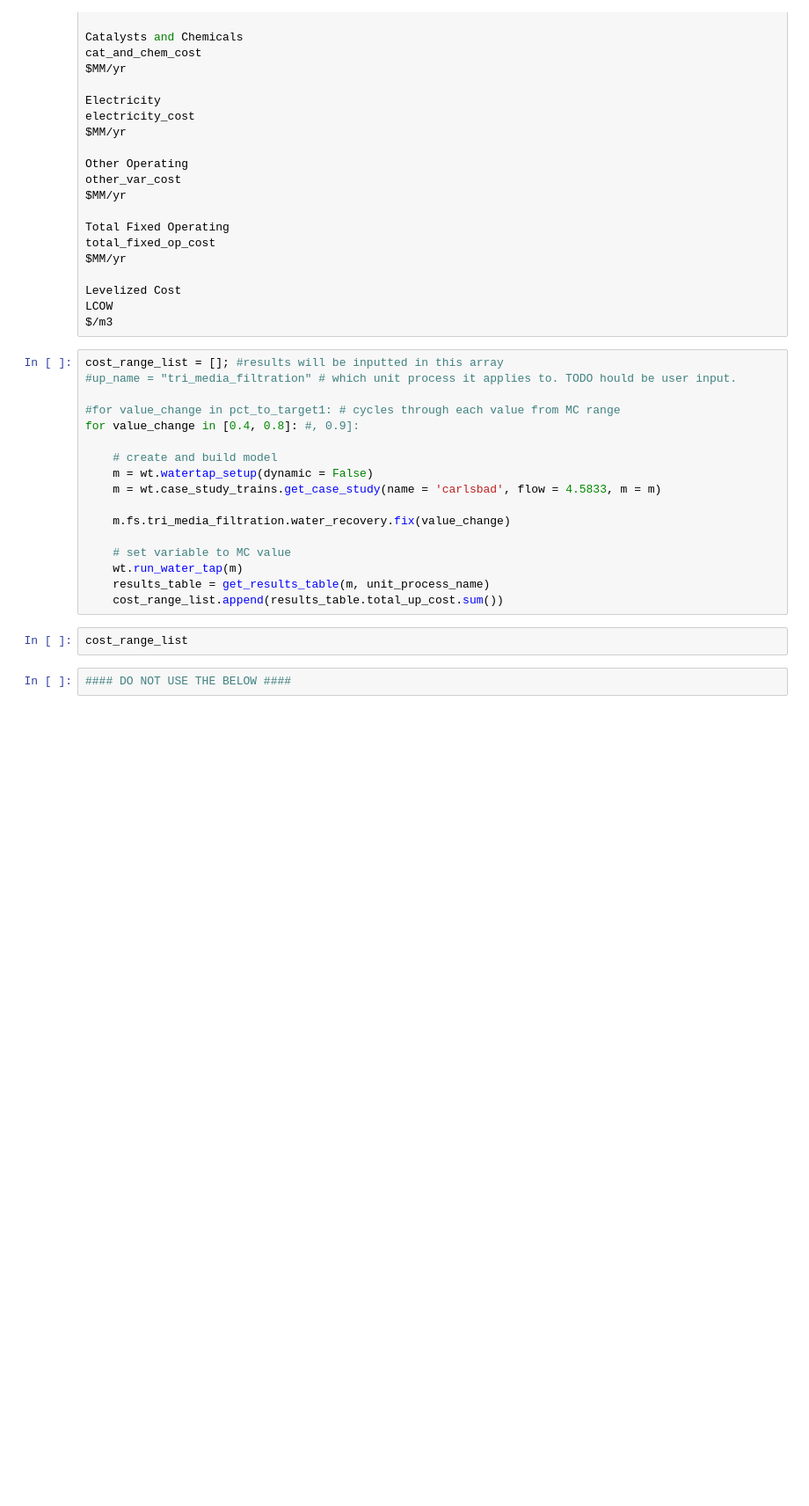
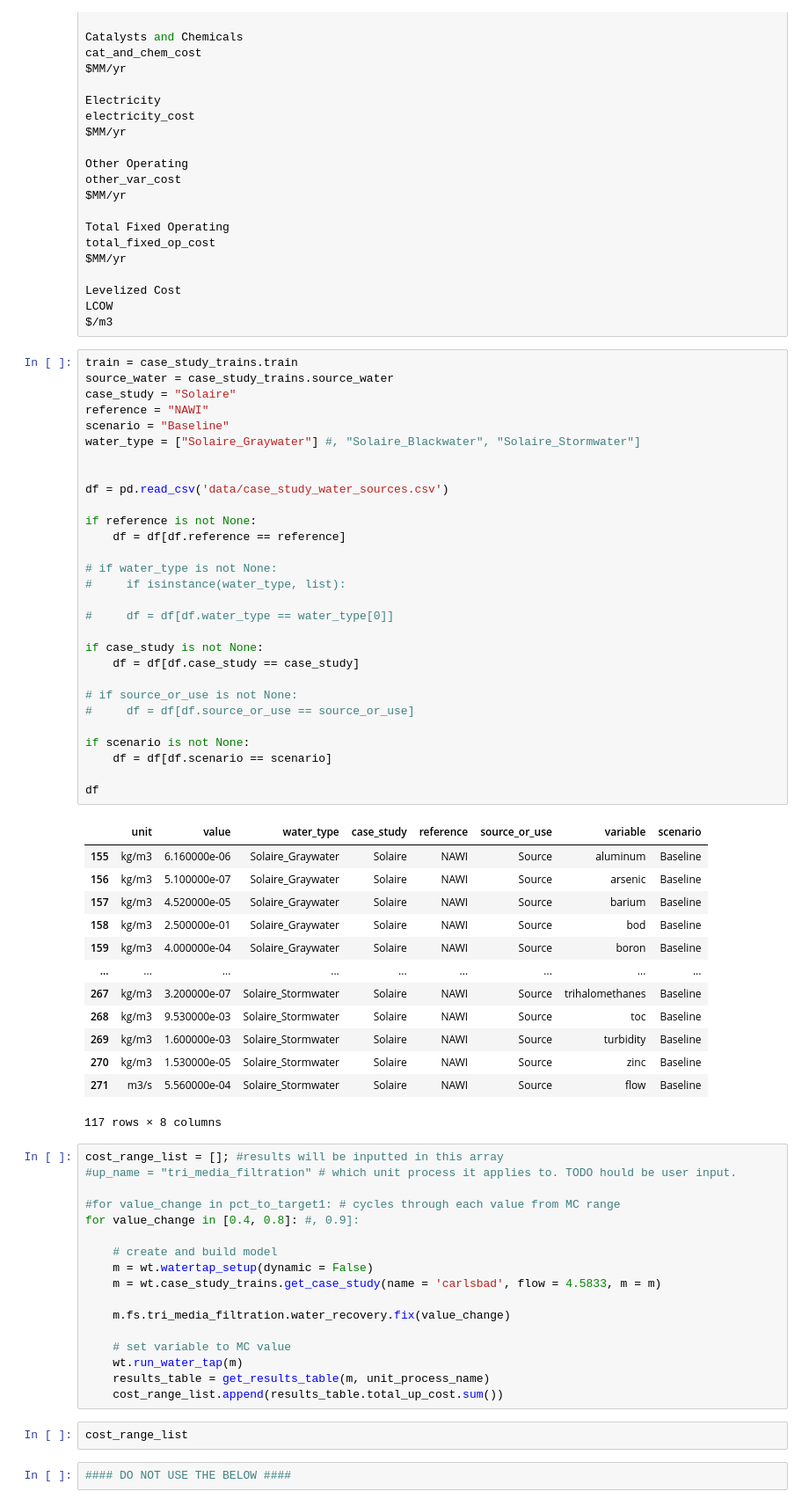
Before and after one commit to NREL/WaterTAP3, a Jupyter notebook: IDAES-WaterTAP3_v2/WaterTAP3_Feb22_test_trains.ipynb, the cells around one changed output. Shown at 88% size. Saved outputs shown, nothing was run; the diff lists cells and outputs as text; blank space fills up the shorter version.

```diff
--- a/IDAES-WaterTAP3_v2/WaterTAP3_Feb22_test_trains.ipynb
+++ b/IDAES-WaterTAP3_v2/WaterTAP3_Feb22_test_trains.ipynb
@@ -313,6 +465,49 @@ $MM/yr
 Levelized Cost
 LCOW
 $/m3
+# %%
+train = case_study_trains.train
+source_water = case_study_trains.source_water
+case_study = "Solaire"
+reference = "NAWI"
+scenario = "Baseline"
+water_type = ["Solaire_Graywater"] #, "Solaire_Blackwater", "Solaire_Stormwater"]
+
+
+df = pd.read_csv('data/case_study_water_sources.csv')
+
+if reference is not None:
+    df = df[df.reference == reference]
+
+# if water_type is not None:
+#     if isinstance(water_type, list):
+
+#     df = df[df.water_type == water_type[0]]
+
+if case_study is not None:
+    df = df[df.case_study == case_study]
+
+# if source_or_use is not None:
+#     df = df[df.source_or_use == source_or_use]
+
+if scenario is not None:
+    df = df[df.scenario == scenario]
+
+df
+# %% [output]
+|  | unit | value | water_type | case_study | reference | source_or_use | variable | scenario |
+| 155 | kg/m3 | 6.160000e-06 | Solaire_Graywater | Solaire | NAWI | Source | aluminum | Baseline |
+| 156 | kg/m3 | 5.100000e-07 | Solaire_Graywater | Solaire | NAWI | Source | arsenic | Baseline |
+| 157 | kg/m3 | 4.520000e-05 | Solaire_Graywater | Solaire | NAWI | Source | barium | Baseline |
+| 158 | kg/m3 | 2.500000e-01 | Solaire_Graywater | Solaire | NAWI | Source | bod | Baseline |
+| 159 | kg/m3 | 4.000000e-04 | Solaire_Graywater | Solaire | NAWI | Source | boron | Baseline |
+| ... | ... | ... | ... | ... | ... | ... | ... | ... |
+| 267 | kg/m3 | 3.200000e-07 | Solaire_Stormwater | Solaire | NAWI | Source | trihalomethanes | Baseline |
+| 268 | kg/m3 | 9.530000e-03 | Solaire_Stormwater | Solaire | NAWI | Source | toc | Baseline |
+| 269 | kg/m3 | 1.600000e-03 | Solaire_Stormwater | Solaire | NAWI | Source | turbidity | Baseline |
+| 270 | kg/m3 | 1.530000e-05 | Solaire_Stormwater | Solaire | NAWI | Source | zinc | Baseline |
+| 271 | m3/s | 5.560000e-04 | Solaire_Stormwater | Solaire | NAWI | Source | flow | Baseline |
+117 rows × 8 columns
 # %%
 cost_range_list = []; #results will be inputted in this array
 #up_name = "tri_media_filtration" # which unit process it applies to. TODO hould be user input.
```
Also changed, not shown: parts of 9 cells of this notebook, 32 other files.
